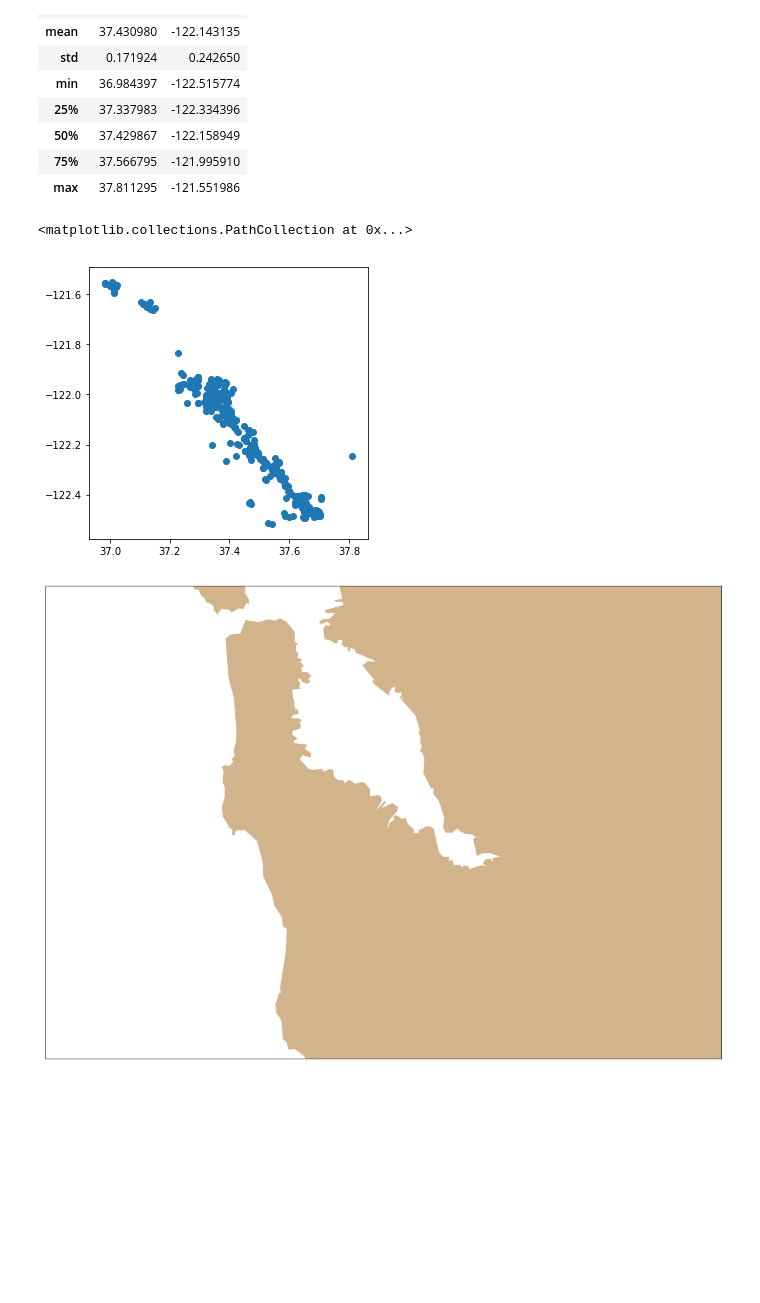
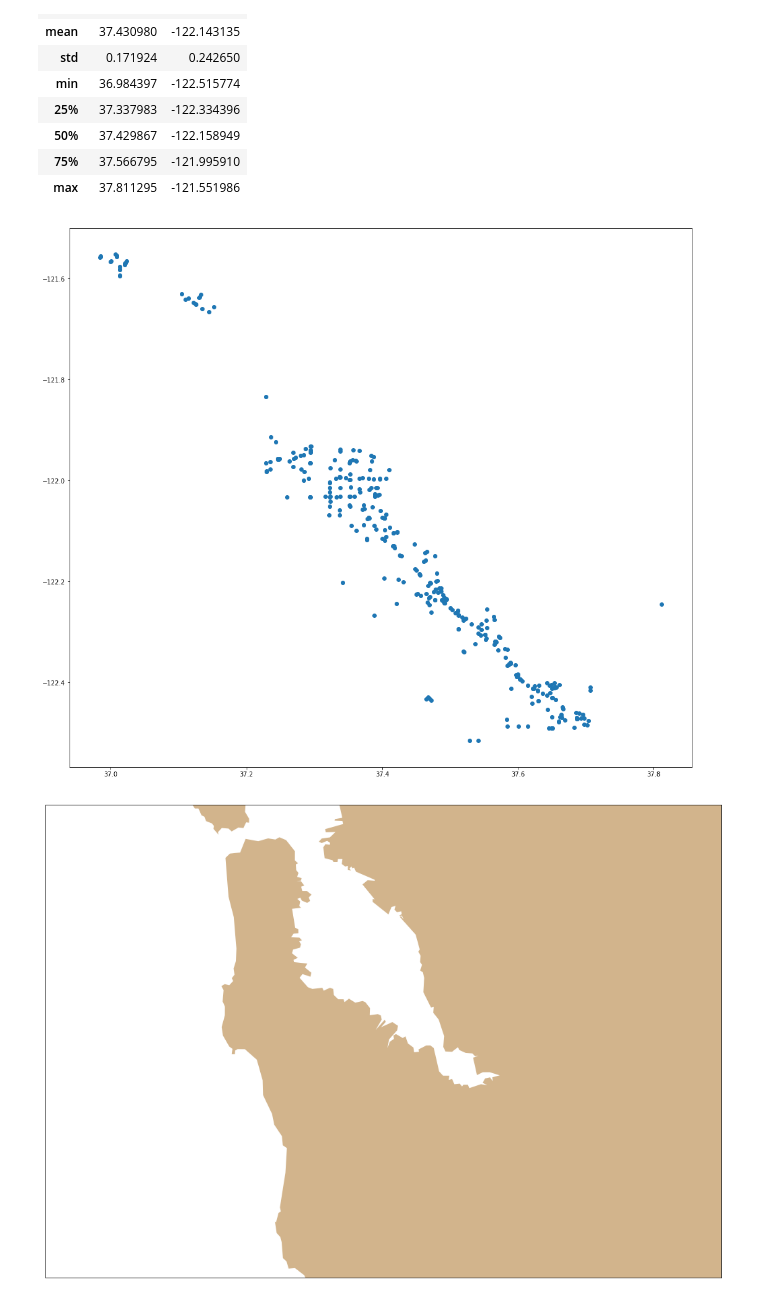
Before and after one commit to niklele/gas-db-experiments, a Jupyter notebook: stations_plot.ipynb, the cells around one changed output. Saved outputs shown, nothing was run; the diff lists cells and outputs as text; code cells hidden in the pictures; blank space fills up the shorter version.

```diff
--- a/stations_plot.ipynb
+++ b/stations_plot.ipynb
@@ -33,10 +43,11 @@ stations.describe()
 | 75% | 37.566795 | -121.995910 |
 | max | 37.811295 | -121.551986 |
 # %%
+fig = plt.figure(figsize=(18,16))
 plt.scatter(stations['latitude'], stations['longitude'])
+plt.show()
 # %% [output]
-<matplotlib.collections.PathCollection at 0x...>
-[figure, old version]
+[figure, new version]
 # %%
 # m = Basemap(projection='ortho', lat_0=37.430980, lon_0=-122.143135)
 # lower left = (37.166, -122.843)
```
Also changed, not shown: parts of 6 cells of this notebook.
